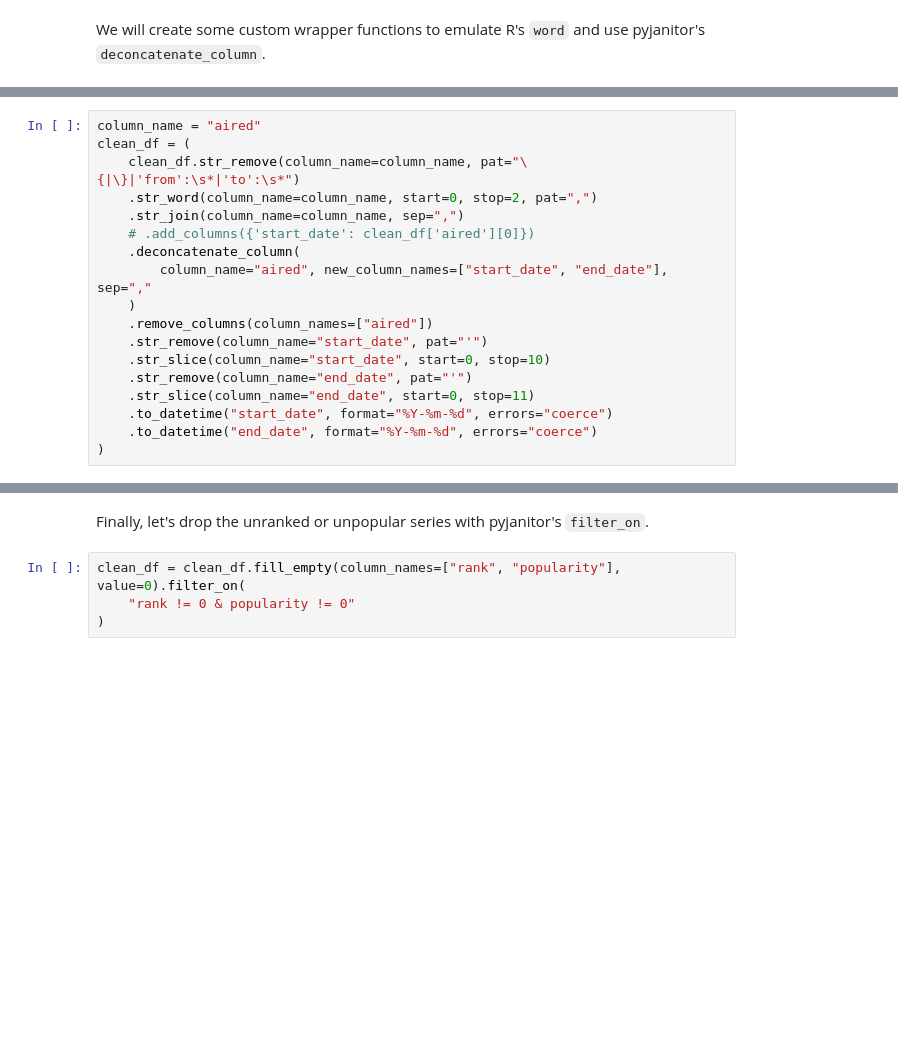
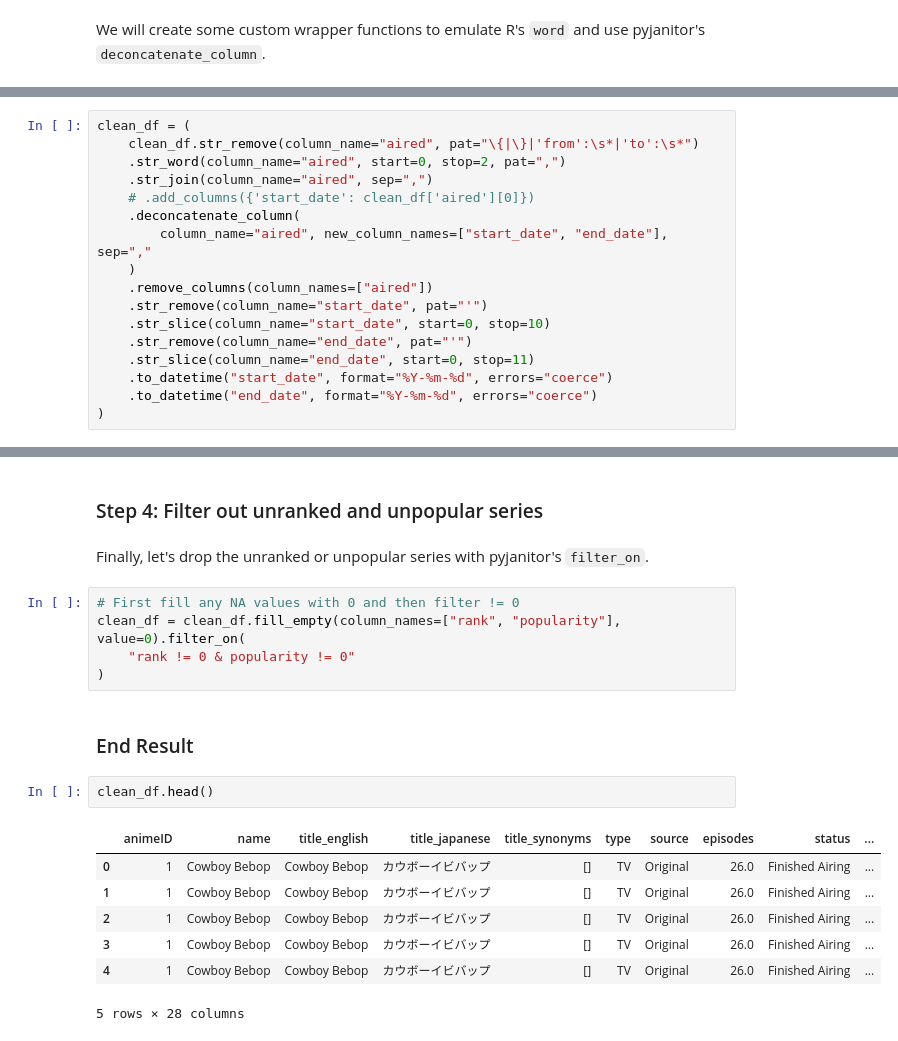
Before and after one commit to pyjanitor-devs/pyjanitor, a Jupyter notebook: examples/notebooks/tidytuesday_20190423.ipynb, the cells around one changed output, grey strips where cells are left out. Cells and saved outputs as stored; diff of their text form; blank space fills up the shorter version.

```diff
--- a/examples/notebooks/tidytuesday_20190423.ipynb
+++ b/examples/notebooks/tidytuesday_20190423.ipynb
@@ -379,11 +486,10 @@ def str_slice(
     df[column_name] = df[column_name].str[start:stop]
     return df
 # %%
-column_name = "aired"
 clean_df = (
-    clean_df.str_remove(column_name=column_name, pat="\{|\}|'from':\s*|'to':\s*")
-    .str_word(column_name=column_name, start=0, stop=2, pat=",")
-    .str_join(column_name=column_name, sep=",")
+    clean_df.str_remove(column_name="aired", pat="\{|\}|'from':\s*|'to':\s*")
+    .str_word(column_name="aired", start=0, stop=2, pat=",")
+    .str_join(column_name="aired", sep=",")
     # .add_columns({'start_date': clean_df['aired'][0]})
     .deconcatenate_column(
         column_name="aired", new_column_names=["start_date", "end_date"], sep=","
@@ -399,6 +515,21 @@ clean_df = (
+# %% [markdown]
+### Step 4: Filter out unranked and unpopular series
 # %% [markdown]
 Finally, let's drop the unranked or unpopular series with pyjanitor's `filter_on`.
 # %%
+# First fill any NA values with 0 and then filter != 0
 clean_df = clean_df.fill_empty(column_names=["rank", "popularity"], value=0).filter_on(
     "rank != 0 & popularity != 0"
 )
+# %% [markdown]
+### End Result
+# %%
+clean_df.head()
+# %% [output]
+|  | animeID | name | title_english | title_japanese | title_synonyms | type | source | episodes | status | ... |
+| 0 | 1 | Cowboy Bebop | Cowboy Bebop | カウボーイビバップ | [] | TV | Original | 26.0 | Finished Airing | ... |
+| 1 | 1 | Cowboy Bebop | Cowboy Bebop | カウボーイビバップ | [] | TV | Original | 26.0 | Finished Airing | ... |
+| 2 | 1 | Cowboy Bebop | Cowboy Bebop | カウボーイビバップ | [] | TV | Original | 26.0 | Finished Airing | ... |
+| 3 | 1 | Cowboy Bebop | Cowboy Bebop | カウボーイビバップ | [] | TV | Original | 26.0 | Finished Airing | ... |
+| 4 | 1 | Cowboy Bebop | Cowboy Bebop | カウボーイビバップ | [] | TV | Original | 26.0 | Finished Airing | ... |
+5 rows × 28 columns
```
Also changed, not shown: parts of 39 cells of this notebook.
